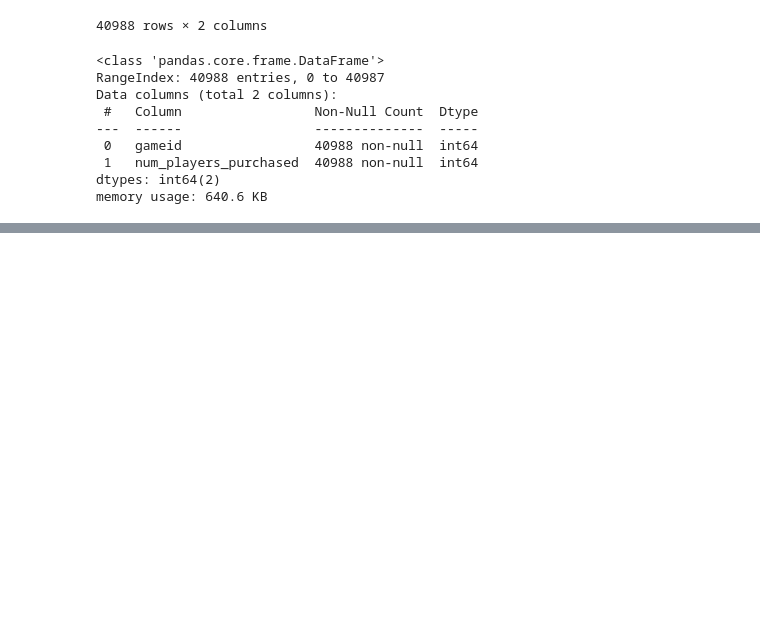
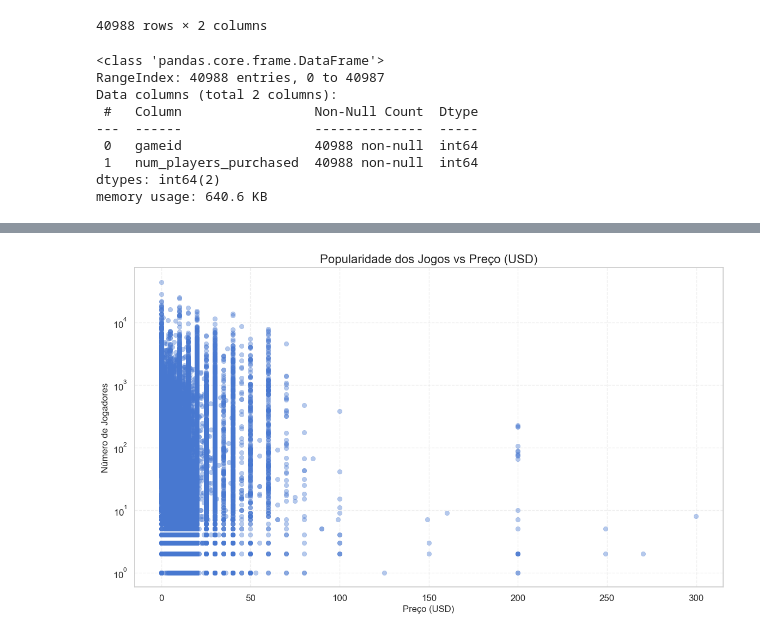
Before and after one commit to robertasaoriokada/trabalho-base-jogos, a Jupyter notebook: tratamento/app.ipynb, the cells around one changed output, grey strips where cells are left out. Saved outputs shown, nothing was run; the diff lists cells and outputs as text; code cells hidden in the pictures; blank space fills up the shorter version.

```diff
--- a/tratamento/app.ipynb
+++ b/tratamento/app.ipynb
@@ -365,2 +374,0 @@ steam_prices
-# %%
-steam_prices['date_acquired'] = pd.to_datetime(steam_prices['date_acquired'], dayfirst=True)
@@ -743,0 +398,4 @@ xbox_prices
+# %%
+steam_prices['date_acquired'] = pd.to_datetime(steam_prices['date_acquired'], format='%Y-%m-%d')
+# %%
+df_recent_price = steam_prices.sort_values(by="date_acquired").drop_duplicates('gameid', keep='last')
@@ -743,0 +422,6 @@ xbox_prices
+# %%
+df_popularity_price = df_steam_most_purchased_games.merge(
+    df_recent_price,
+    on='gameid',
+    how='inner'
+)
@@ -743,0 +444,22 @@ xbox_prices
+# %%
+sn.set(style="whitegrid", palette="muted", font_scale=1.1)
+plt.figure(figsize=(12, 7))
+
+sn.scatterplot(
+    data=df_popularity_price,
+    x='usd',
+    y='num_players_purchased',
+    alpha=0.4,
+    edgecolor=None
+)
+plt.title('Popularidade dos Jogos vs Preço (USD)', fontsize=16)
+plt.xlabel('Preço (USD)', fontsize=12)
+plt.ylabel('Número de Jogadores', fontsize=12)
+plt.grid(True, linestyle='--', alpha=0.3)
+plt.tight_layout()
+
+plt.yscale('log')
+
+plt.show()
+# %% [output]
+[figure, added]
```
Also changed, not shown: parts of 100 cells of this notebook.
